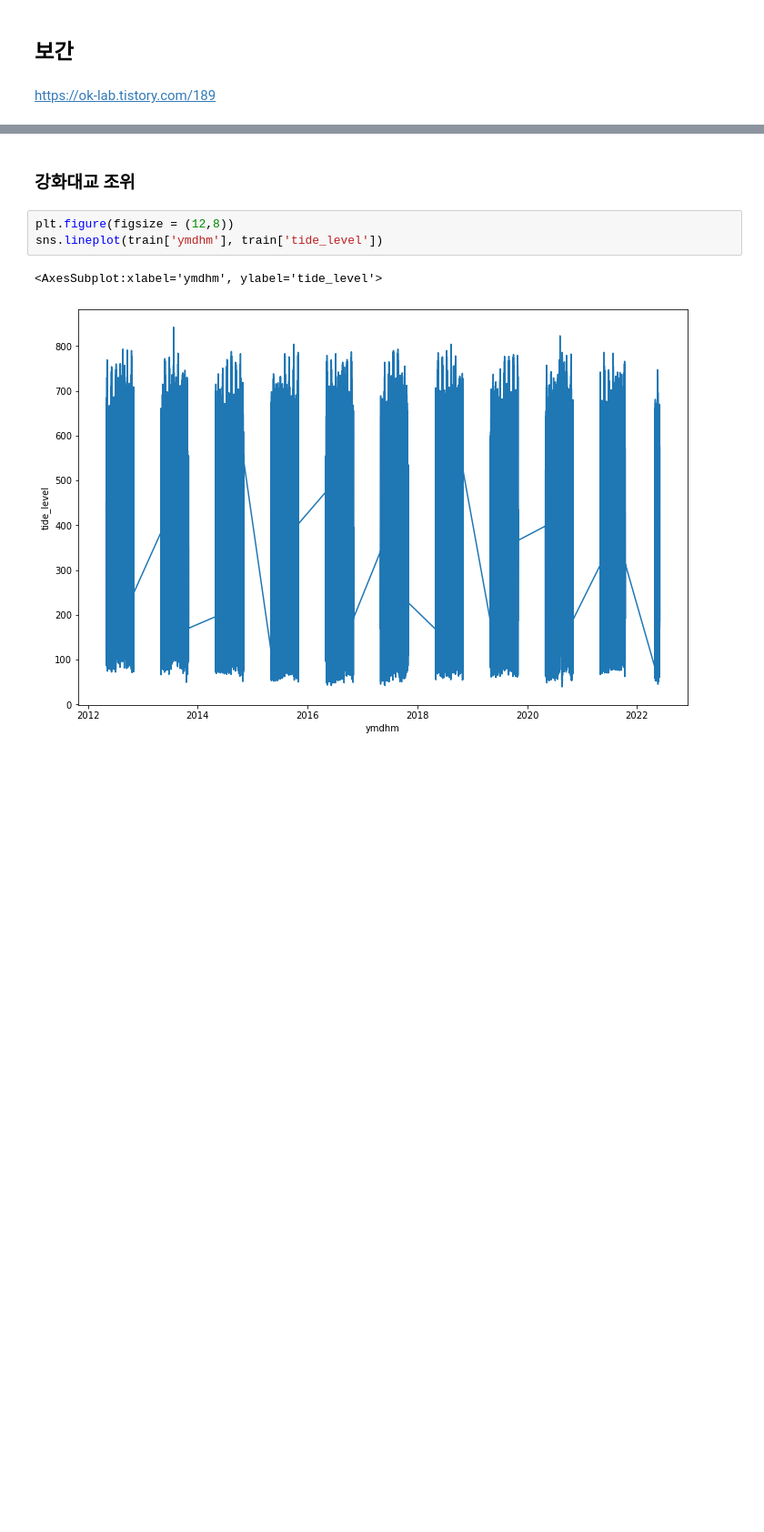
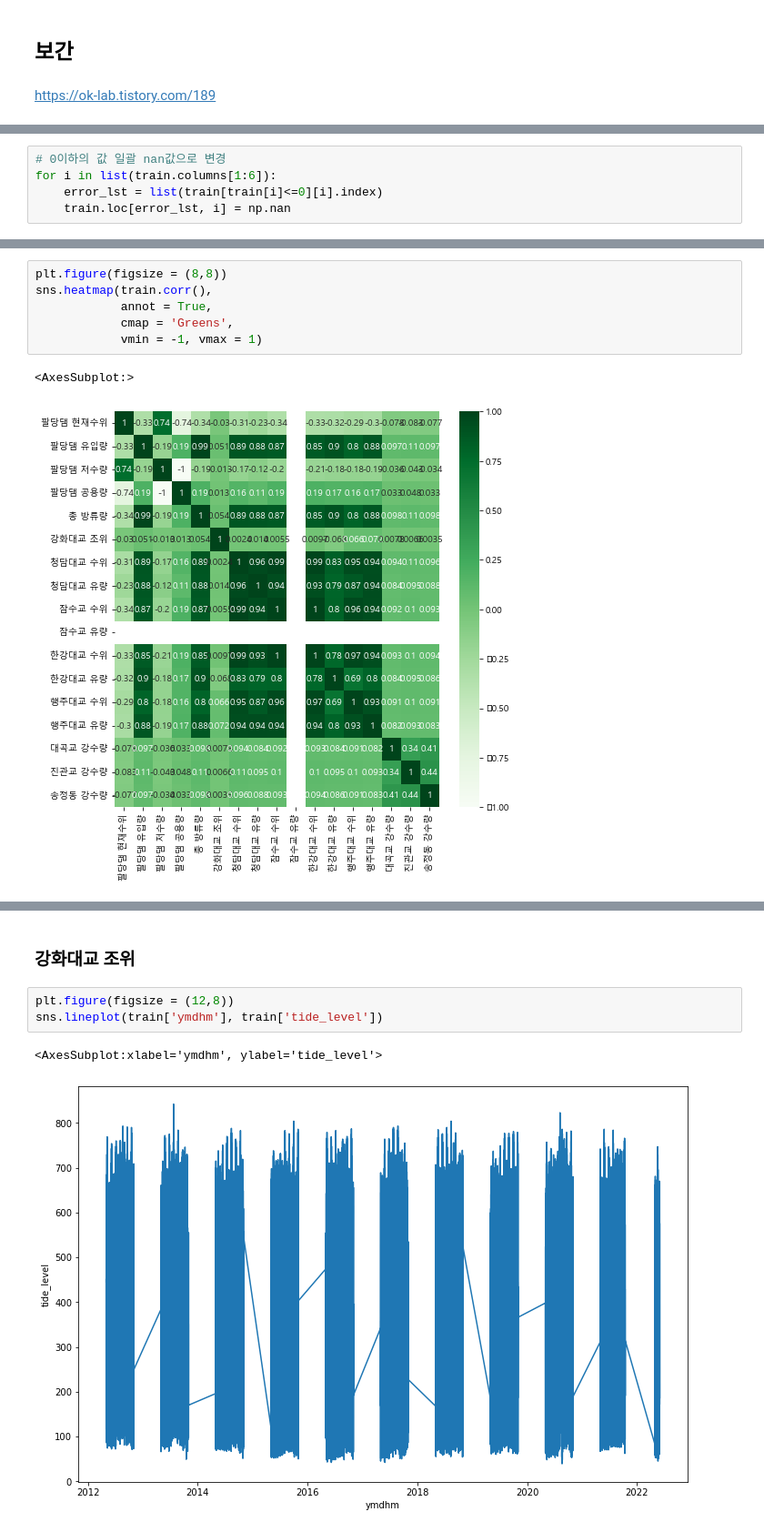
Before and after one commit to ljs7463/Dacon-HanRiverForecasting, a Jupyter notebook: 임정석/analysis.ipynb, the cells around one changed output, grey strips where cells are left out. Shown at 91% size. Saved outputs shown, nothing was run; the diff lists cells and outputs as text; blank space fills up the shorter version.

```diff
--- a/임정석/analysis.ipynb
+++ b/임정석/analysis.ipynb
@@ -340,0 +259,5 @@ https://ok-lab.tistory.com/189
+# %%
+# 0이하의 값 일괄 nan값으로 변경
+for i in list(train.columns[1:6]):
+    error_lst = list(train[train[i]<=0][i].index)
+    train.loc[error_lst, i] = np.nan
@@ -340,0 +286,9 @@ https://ok-lab.tistory.com/189
+# %%
+plt.figure(figsize = (8,8))
+sns.heatmap(train.corr(),
+            annot = True,
+            cmap = 'Greens',
+            vmin = -1, vmax = 1)
+# %% [output]
+<AxesSubplot:>
+[figure, added]
```
Also changed, not shown: parts of 12 cells of this notebook.
